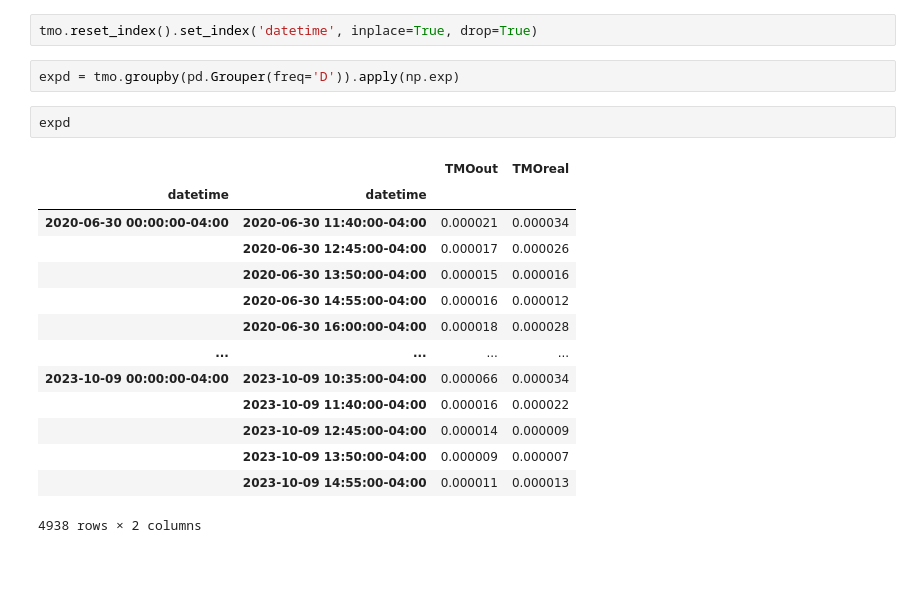
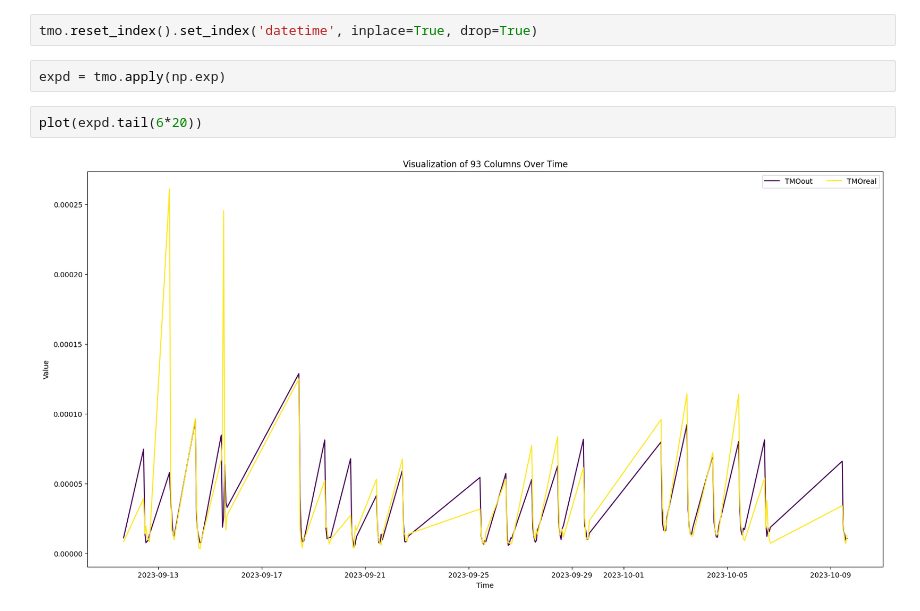
Before and after one commit to beverm2391/IDVF-Oxford-v1, a Jupyter notebook: notebooks/scratch.ipynb, the cells around one changed output. Cells and saved outputs as stored; diff of their text form; blank space fills up the shorter version.

```diff
--- a/notebooks/scratch.ipynb
+++ b/notebooks/scratch.ipynb
@@ -53,21 +53,8 @@ def plot(df):
 # %%
 tmo.reset_index().set_index('datetime', inplace=True, drop=True)
 # %%
-expd = tmo.groupby(pd.Grouper(freq='D')).apply(np.exp)
+expd = tmo.apply(np.exp)
-# %%
-expd
-# %% [output]
-|  |  | TMOout | TMOreal |
-| datetime | datetime |  |  |
-| 2020-06-30 00:00:00-04:00 | 2020-06-30 11:40:00-04:00 | 0.000021 | 0.000034 |
-|  | 2020-06-30 12:45:00-04:00 | 0.000017 | 0.000026 |
-|  | 2020-06-30 13:50:00-04:00 | 0.000015 | 0.000016 |
-|  | 2020-06-30 14:55:00-04:00 | 0.000016 | 0.000012 |
-|  | 2020-06-30 16:00:00-04:00 | 0.000018 | 0.000028 |
-| ... | ... | ... | ... |
-| 2023-10-09 00:00:00-04:00 | 2023-10-09 10:35:00-04:00 | 0.000066 | 0.000034 |
-|  | 2023-10-09 11:40:00-04:00 | 0.000016 | 0.000022 |
-|  | 2023-10-09 12:45:00-04:00 | 0.000014 | 0.000009 |
-|  | 2023-10-09 13:50:00-04:00 | 0.000009 | 0.000007 |
-|  | 2023-10-09 14:55:00-04:00 | 0.000011 | 0.000013 |
-4938 rows × 2 columns
+# %%
+plot(expd.tail(6*20))
+# %% [output]
+[figure, added]
```
Also changed, not shown: 2 other files.
